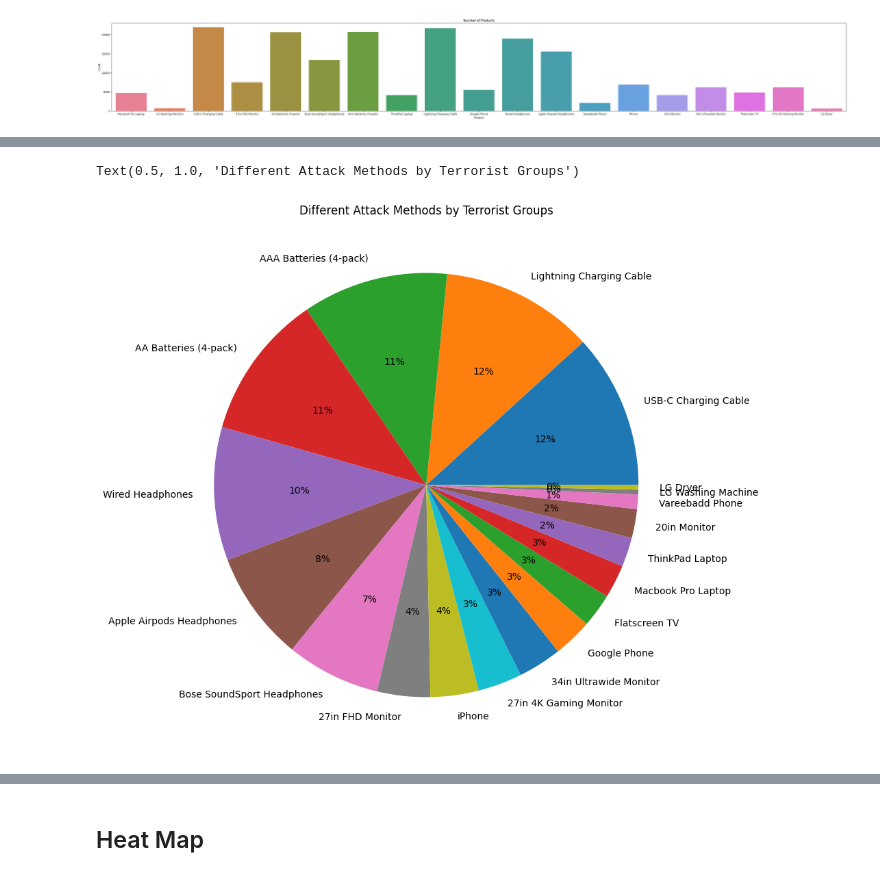
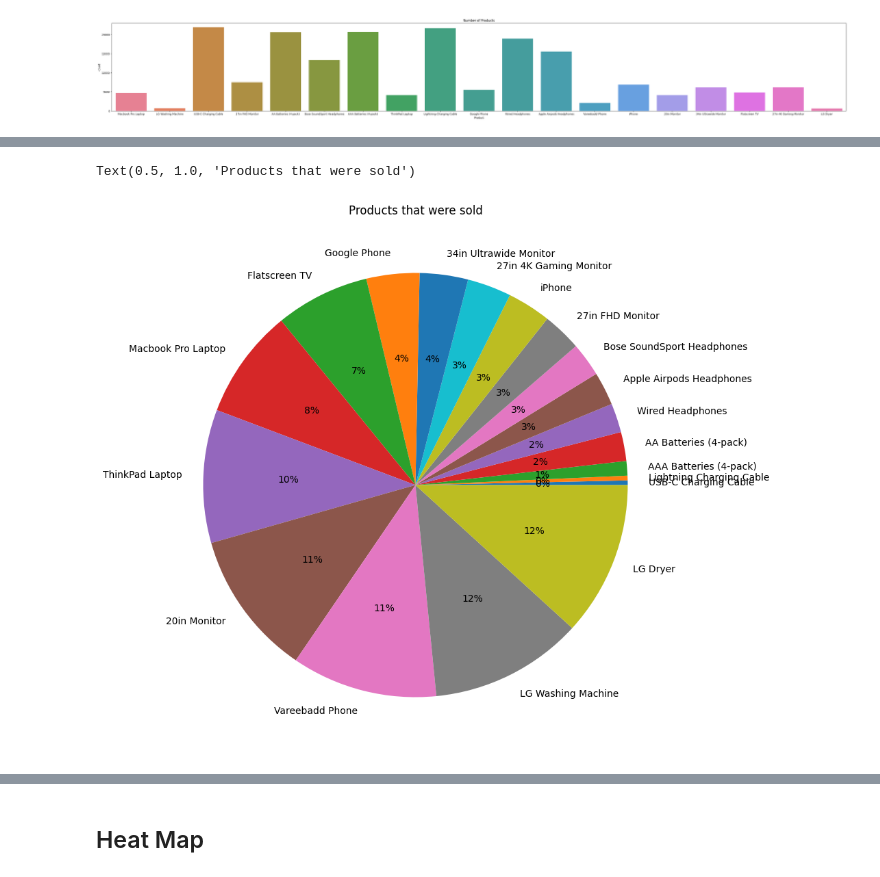
Before and after one commit to Kyl67899/Meriskill_Data_Analysis_intern, a Jupyter notebook: Sales/sales.ipynb, the cells around one changed output, grey strips where cells are left out. Drawn from its saved outputs; the diff is of its cells as text; code cells hidden in the pictures.

Commit message:
Completed the sales data analysis

```diff
--- a/Sales/sales.ipynb
+++ b/Sales/sales.ipynb
@@ -133,0 +95,4 @@ print(dataset)
+# %%
+# Add string date instead of number dates
+dataset['Month'] = pd.to_datetime(dataset["month"], format="%m").dt.month_name()
+dataset
@@ -172,0 +206,4 @@ dataset
+# %%
+# Add string date instead of number dates
+dataset['Month'] = pd.to_datetime(dataset["month"], format="%m").dt.month_name()
+dataset
@@ -259,14 +383,14 @@ Name: count, dtype: int64
 # %%
 # Top 10 products bought
-data = dataset[["Product"]].value_counts()
+data = dataset[["Product"]].value_counts(ascending=True)
 labels = ["USB-C Charging Cable", 'Lightning Charging Cable', "AAA Batteries (4-pack)", "AA Batteries (4-pack)",
           "Wired Headphones", "Apple Airpods Headphones", 'Bose SoundSport Headphones', '27in FHD Monitor', 'iPhone',
           '27in 4K Gaming Monitor', '34in Ultrawide Monitor', 'Google Phone', 'Flatscreen TV', 'Macbook Pro Laptop',
           'ThinkPad Laptop', '20in Monitor', 'Vareebadd Phone', 'LG Washing Machine', 'LG Dryer'
-        ]
+         ]
 plt.figure(figsize=(10, 20))
 plt.pie(data, labels=labels, autopct='%.0f%%')
-plt.title("Products")
+plt.title("Products that were sold")
 # %% [output]
-Text(0.5, 1.0, 'Different Attack Methods by Terrorist Groups')
+Text(0.5, 1.0, 'Products that were sold')
-[figure, old version]
+[figure, new version]
```
Also changed, not shown: parts of 29 cells of this notebook.
